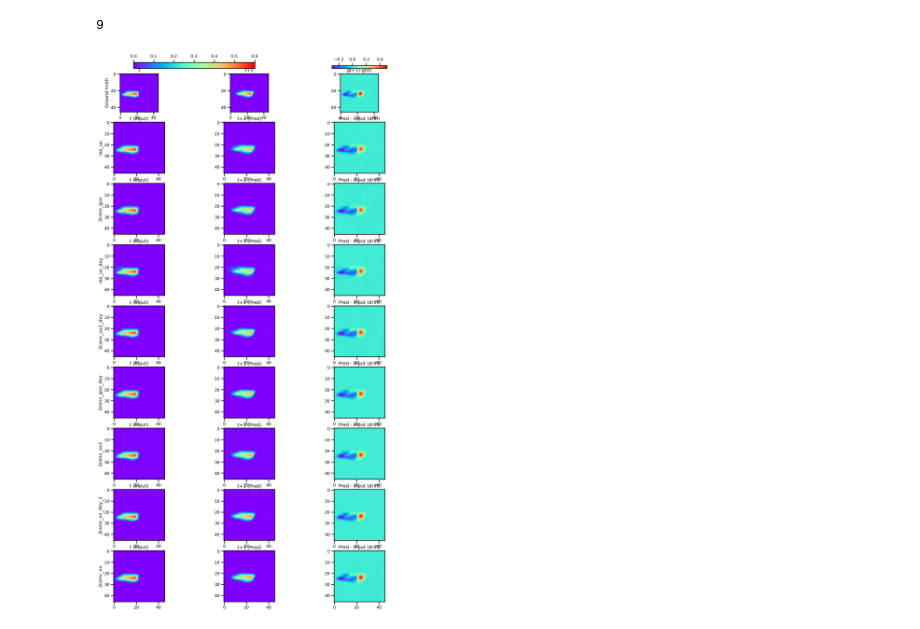
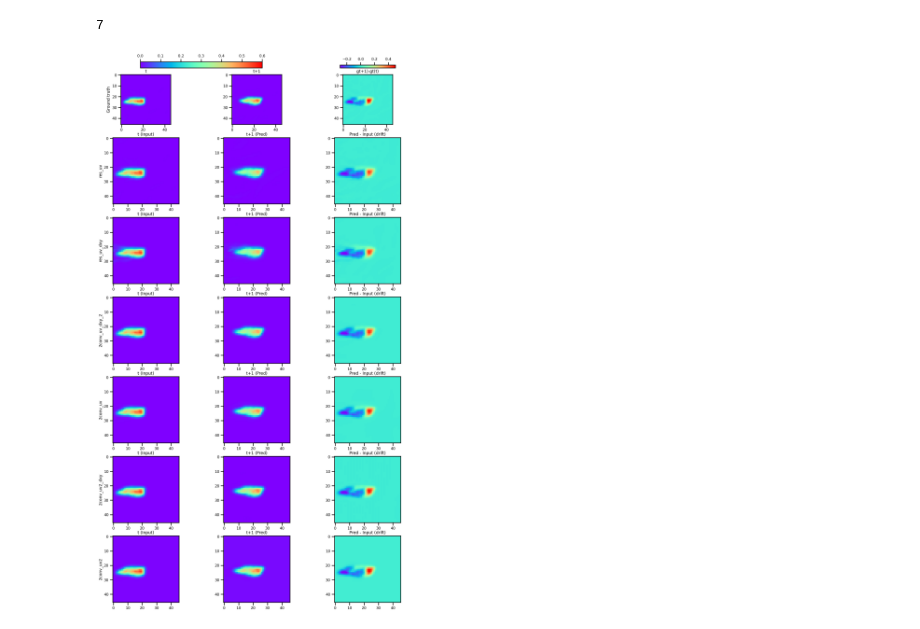
Before and after one commit to aelaouni/mldrop_notebooks, a Jupyter notebook: MLdrop_30may_discussion.ipynb, the cells around one changed output. Saved outputs shown, nothing was run; the diff lists cells and outputs as text; code cells hidden in the pictures.

```diff
--- a/MLdrop_30may_discussion.ipynb
+++ b/MLdrop_30may_discussion.ipynb
@@ -13,11 +39,17 @@
 # %%
+from scipy.special import rel_entr
+import numpy as np
+import torch
+import numpy as np
+import xarray as xr
+import torch.nn.functional as F
+import os
 import matplotlib.pyplot as plt
-import numpy as np
 %matplotlib inline
 import pandas as pd
 import seaborn as sns
 sns.reset_defaults()
-sns.set_context("talk", font_scale=0.8)
+sns.set_context("talk", font_scale=0.7)
 
 %load_ext autoreload
 %autoreload 2
@@ -98,7 +55,0 @@ for path in pathlist:
-# %%
-plt.rcParams["figure.figsize"] = [20.50, 5.50]
-plt.plot(v_err,'r',u_err,'b')
-plt.ylabel('MSE velo/geo')
-plt.xlabel('samples')
-plt.gca().legend(('V','U'))
-plt.show()
@@ -109,12 +67,5 @@ plt.show()
 # %%
-class sim:
-    def __init__(self, name, tloss, vloss, bloss):
-        self.name  = name
-        self.tloss = tloss
-        self.vloss = vloss
-        self.bloss = bloss
-
-simulations={'2conv_uv','2conv_uv2','2conv_uv_dxy_2', '2conv_uv2_dxy', 'res_uv', 'res_uv_dxy','2conv_guv','2conv_guv_dxy' }
+simulations={'2conv_uv','2conv_uv2','2conv_uv_dxy_2', '2conv_uv2_dxy', 'res_uv', 'res_uv_dxy' }
 data_path= '/home/anas/MEOM_Workspace/data/models/snapshot/UNet/'
 sims=[]
 
@@ -152,4 +145,5 @@ plt.show()
 # %%
+
 sims1=sims.copy()
 sims1.insert(0,sims[0])
 print(len(sims1))
@@ -176,12 +170,12 @@ def iterate_columns(cols, x,ind,i, name):
     if i==0:
 
 
-        im=cols[0].imshow(x.density_map_gt.values[j-1,0,ind[0]-k:ind[0]+k,ind[1]-k:ind[1]+k],
+        im=cols[0].imshow(x.density_map_gt.values[j,0,ind[0]-k:ind[0]+k,ind[1]-k:ind[1]+k],
                        cmap=cm.rainbow, vmin=0, vmax=mmax)
         #fig.colorbar(im, ax=cols[0], location = "top")
         cols[0].title.set_text('t')
         cols[0].set_ylabel('Ground truth')
-        cols[1].imshow(x.density_map_gt.values[j,0,ind[0]-k:ind[0]+k,ind[1]-k:ind[1]+k],
+        cols[1].imshow(x.density_map_gt.values[j+1,0,ind[0]-k:ind[0]+k,ind[1]-k:ind[1]+k],
                        cmap=cm.rainbow, vmin=0, vmax=mmax)
         cols[1].title.set_text('t+1')
         fig.colorbar(im, ax=cols[:2], shrink=0.6, location='top',pad=0.1)
@@ -191,37 +185,38 @@ def iterate_columns(cols, x,ind,i, name):
                        cmap=cm.rainbow, vmin=-0.3, vmax=0.5)
         cols[2].title.set_text('gt+1)-gt(t)')
         fig.colorbar(im, ax=cols[2], shrink=0.6, location='top',pad=0.1)
 
     else:
-        cols[0].imshow(x.density_map_gt.values[j-1,0,ind[0]-k:ind[0]+k,ind[1]-k:ind[1]+k],
+        cols[0].imshow(x.density_map_gt.values[j,0,ind[0]-k:ind[0]+k,ind[1]-k:ind[1]+k],
                        cmap=cm.rainbow, vmin=0, vmax=mmax)
         cols[0].title.set_text('t (Input)')
         cols[0].set_ylabel(name)
         cols[1].imshow(x.density_map_ml.values[j+1,0,ind[0]-k:ind[0]+k,ind[1]-k:ind[1]+k],
                         cmap=cm.rainbow, vmin=0, vmax=mmax)
         cols[1].title.set_text('t+1 (Pred)')
         cols[2].imshow(x.density_map_ml.values[j+1,0,ind[0]-k:ind[0]+k,ind[1]-k:ind[1]+k]
-                       -x.density_map_gt.values[j-1,0,ind[0]-k:ind[0]+k,ind[1]-k:ind[1]+k],
+                       -x.density_map_gt.values[j,0,ind[0]-k:ind[0]+k,ind[1]-k:ind[1]+k],
                         cmap=cm.rainbow, vmin=-0.3, vmax=0.5)
         cols[2].title.set_text('Pred - Input (drift)')
 
 
 
 """ Iterate row's axes"""
 i=0
 for row in axes:
     file_in= data_path + sims1[i].name + '/maps.nc'
     nc1 = xr.open_dataset(file_in)
     nc1.density_map_ml.values[j+1,0,:,:]=nc1.density_map_ml.values[j+1,0,:,:]
     iterate_columns(row, nc1, ind, i, sims1[i].name)
     i=i+1
+
 nc1 = xr.open_dataset(file_in)
 x = nc1.density_map_ml.values[j,0,:,:]
 
 plt.show()
 # %% [output]
-9
+7
-[figure, old version]
+[figure, new version]
 # %%
 # histo of batches loss of the last epoch
 #f, (ax1, ax2) = plt.subplots(1, 2, sharey=True)
```
Also changed, not shown: parts of 29 cells of this notebook, 2 other files.
